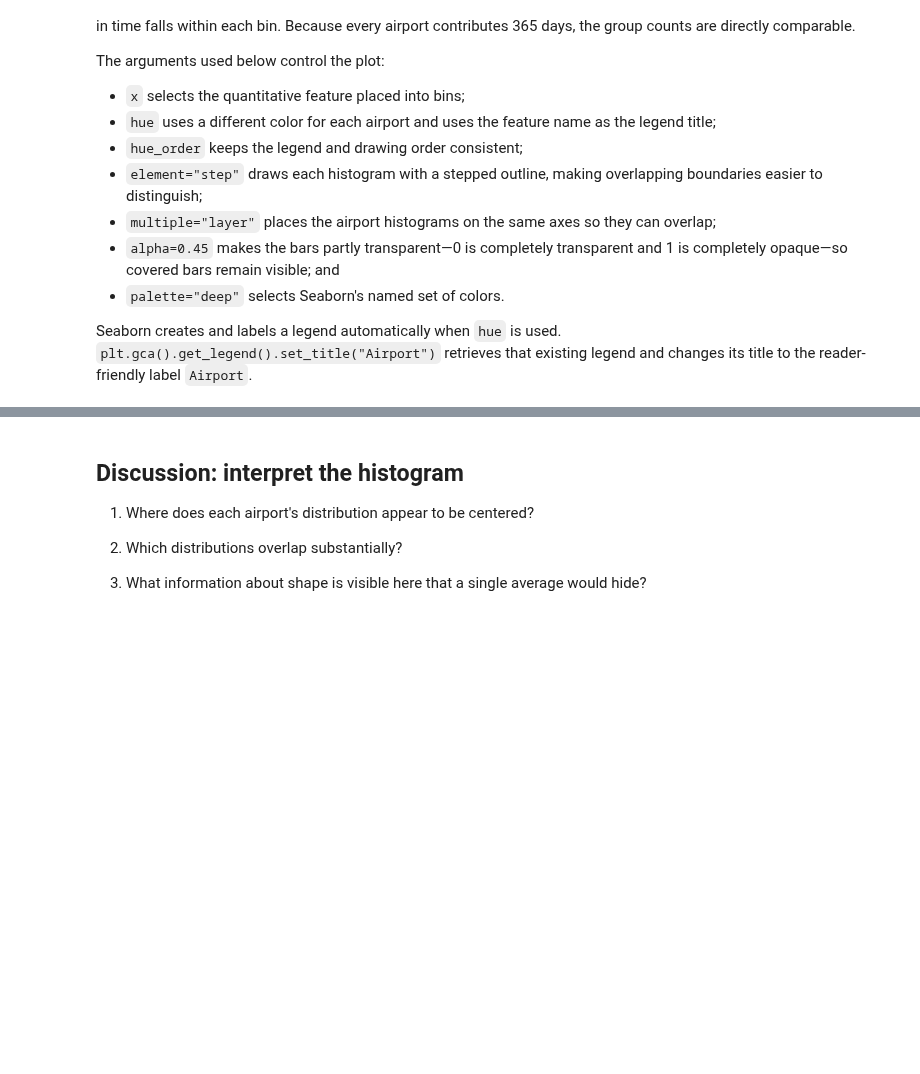
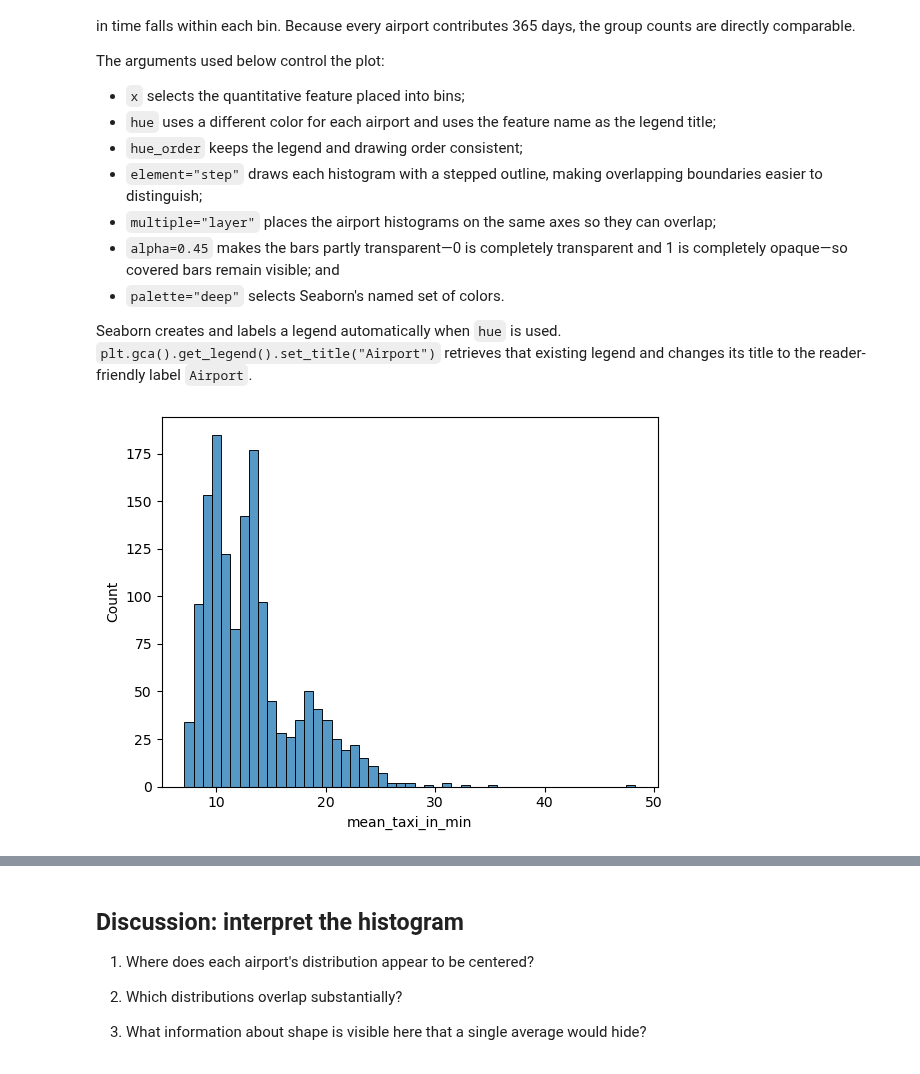
Before and after one commit to Chelsea-Myers/Data_Visualization_and_Modeling_Campus, a Jupyter notebook: week02/lecture/Lecture - Comparing Distributions Across Groups.ipynb, the cells around one changed output, grey strips where cells are left out. Drawn from its saved outputs; the diff is of its cells as text; code cells hidden in the pictures; blank space fills up the shorter version.

```diff
--- a/week02/lecture/Lecture - Comparing Distributions Across Groups.ipynb
+++ b/week02/lecture/Lecture - Comparing Distributions Across Groups.ipynb
@@ -53,3 +57,8 @@ The teaching file first calculates the mean taxi-in time among completed, non-di
 Landing does not mark the end of a passenger's trip. Airport layout, runway configuration, congestion, and gate availability can affect how long an aircraft spends traveling to the gate. Comparing complete distributions reveals typical differences as well as unusually slow days.
 # %% [markdown]
 ## Step 2 — Data
+# %%
+airport_days = pd.read_csv('data/bts_airport_daily_delays_2025.csv',
+                          parse_dates=['date'])
+
+airport_days.head()
@@ -95,3 +176,9 @@ The frequency table confirms that every airport contributes the same number of d
 ## Discussion: predict the longest taxi time
 
 Which airport do you predict will have the longest typical taxi-in time? What airport characteristic informed your prediction?
+# %%
+airport_order = ["Chicago O'Hare", "Dallas-Fort Worth", "Miami", "Orlando"]
+
+comparison = airport_days[airport_days["airport"].isin(airport_order)].copy()
+
+comparison.head()
@@ -125,3 +254,9 @@ The arguments used below control the plot:
 - `palette="deep"` selects Seaborn's named set of colors.
 
 Seaborn creates and labels a legend automatically when `hue` is used. `plt.gca().get_legend().set_title("Airport")` retrieves that existing legend and changes its title to the reader-friendly label `Airport`.
+# %%
+sns.histplot(data=comparison, x='mean_taxi_in_min')
+
+plt.show()
+# %% [output]
+[figure, added]
```
Also changed, not shown: parts of 28 cells of this notebook, 1 other file.
